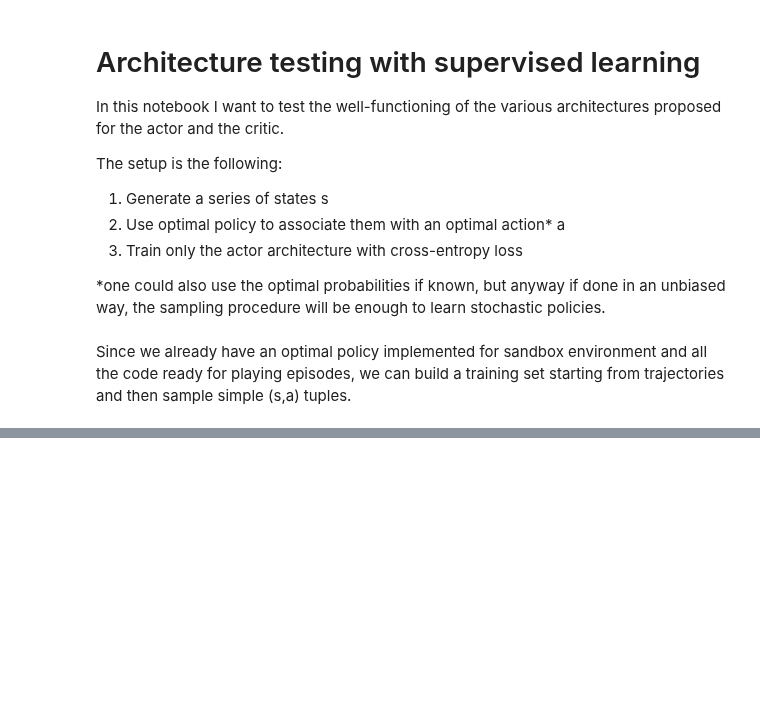
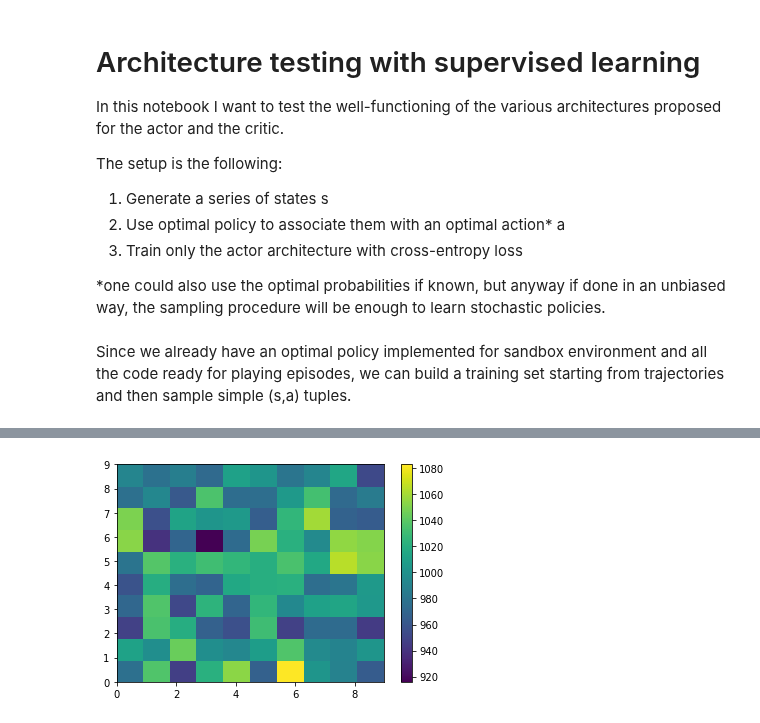
Before and after one commit to nicoladainese96/RelationalDeepRL, a Jupyter notebook: Supervised_test.ipynb, the cells around one changed output, grey strips where cells are left out. Cells and saved outputs as stored; diff of their text form; code cells hidden in the pictures; blank space fills up the shorter version.

```diff
--- a/Supervised_test.ipynb
+++ b/Supervised_test.ipynb
@@ -46,0 +151,9 @@ def play_optimal(env):
+# %%
+goals = np.array(goals)
+x_goals = goals[:,0]
+y_goals = goals[:,1]
+plt.hist2d(x_goals, y_goals, bins = [10,10])
+plt.colorbar()
+plt.show()
+# %% [output]
+[figure, added]
```
Also changed, not shown: parts of 63 cells of this notebook, 9 other files.
